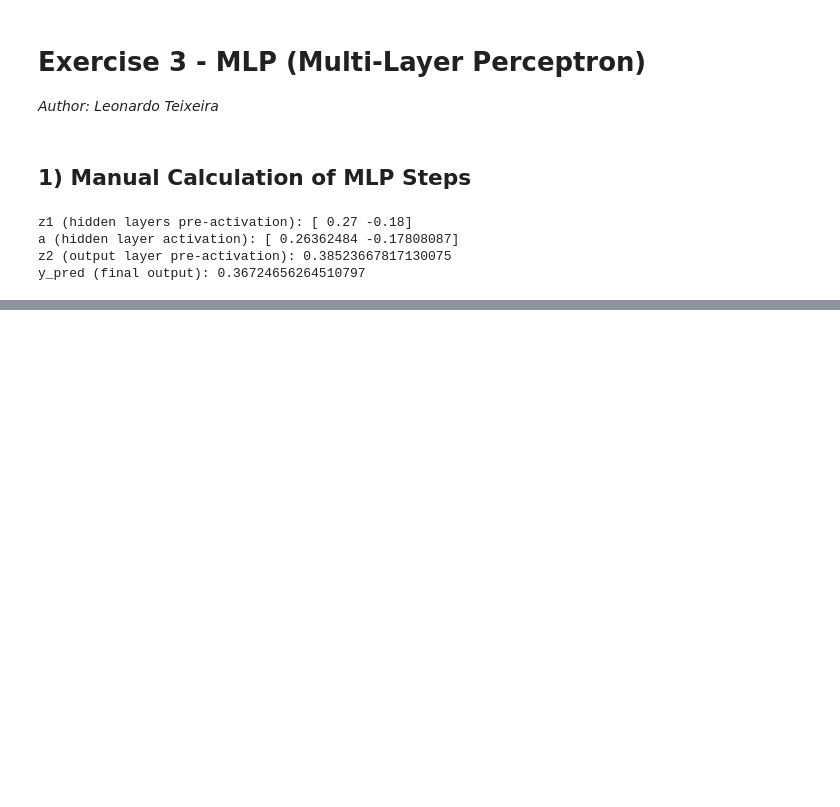
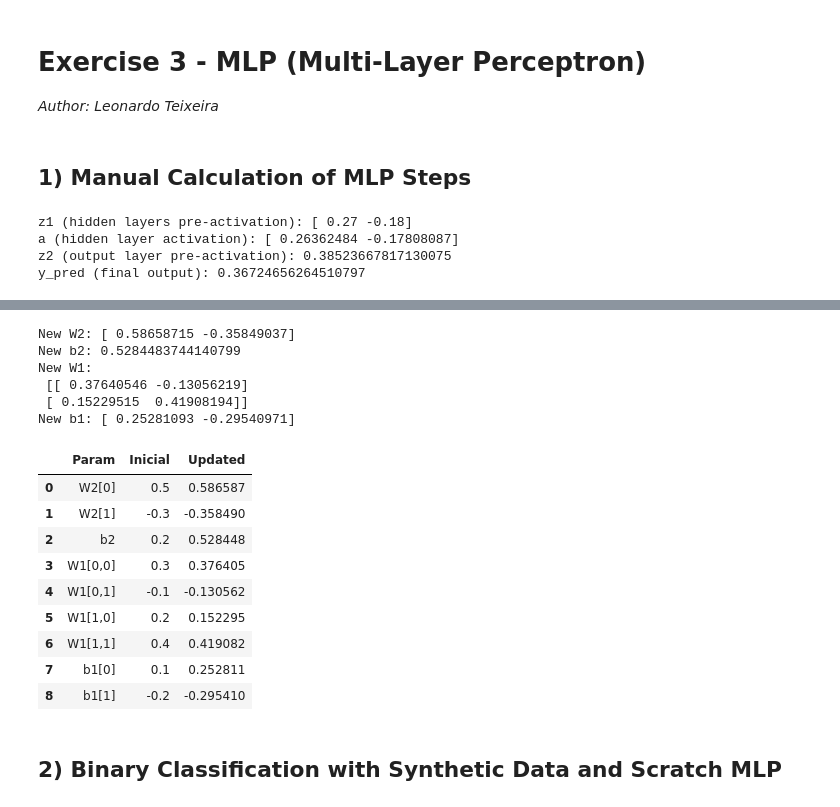
Before and after one commit to leonardoct3/mlp-ex-3, a Jupyter notebook: src/main.ipynb, the cells around one changed output, grey strips where cells are left out. Drawn from its saved outputs; the diff is of its cells as text; code cells hidden in the pictures; blank space fills up the shorter version.

```diff
--- a/src/main.ipynb
+++ b/src/main.ipynb
@@ -48,0 +93,52 @@ y_pred (final output): 0.36724656264510797
+# %%
+# Output layer
+W2_new = W2 - learning_rate * dL_dW2
+b2_new = b2 - learning_rate * dL_db2
+
+# Hidden layer
+W1_new = W1 - learning_rate * dL_dW1
+b1_new = b1 - learning_rate * dL_db1
+
+print("New W2:", W2_new)
+print("New b2:", b2_new)
+print("New W1:\n", W1_new)
+print("New b1:", b1_new)
+# %% [output]
+New W2: [ 0.58658715 -0.35849037]
+New b2: 0.5284483744140799
+New W1:
+ [[ 0.37640546 -0.13056219]
+ [ 0.15229515  0.41908194]]
+New b1: [ 0.25281093 -0.29540971]
+# %%
+data = {
+    "Param": ["W2[0]", "W2[1]", "b2",
+                  "W1[0,0]", "W1[0,1]", "W1[1,0]", "W1[1,1]",
+                  "b1[0]", "b1[1]"],
+
+    "Inicial": [W2[0], W2[1], b2,
+                W1[0,0], W1[0,1], W1[1,0], W1[1,1],
+                b1[0], b1[1]],
+
+    "Updated": [W2_new[0], W2_new[1], b2_new,
+                   W1_new[0,0], W1_new[0,1], W1_new[1,0], W1_new[1,1],
+                   b1_new[0], b1_new[1]]
+}
+
+# Create DataFrame
+df = pd.DataFrame(data)
+
+df
+# %% [output]
+|  | Param | Inicial | Updated |
+| 0 | W2[0] | 0.5 | 0.586587 |
+| 1 | W2[1] | -0.3 | -0.358490 |
+| 2 | b2 | 0.2 | 0.528448 |
+| 3 | W1[0,0] | 0.3 | 0.376405 |
+| 4 | W1[0,1] | -0.1 | -0.130562 |
+| 5 | W1[1,0] | 0.2 | 0.152295 |
+| 6 | W1[1,1] | 0.4 | 0.419082 |
+| 7 | b1[0] | 0.1 | 0.252811 |
+| 8 | b1[1] | -0.2 | -0.295410 |
+# %% [markdown]
+## 2) Binary Classification with Synthetic Data and Scratch MLP
```
Also changed, not shown: parts of 17 cells of this notebook.
